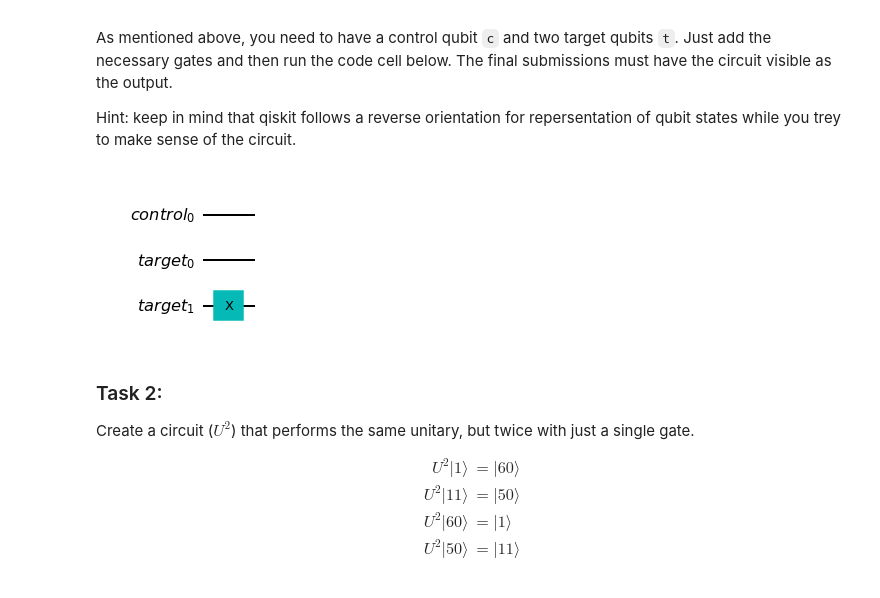
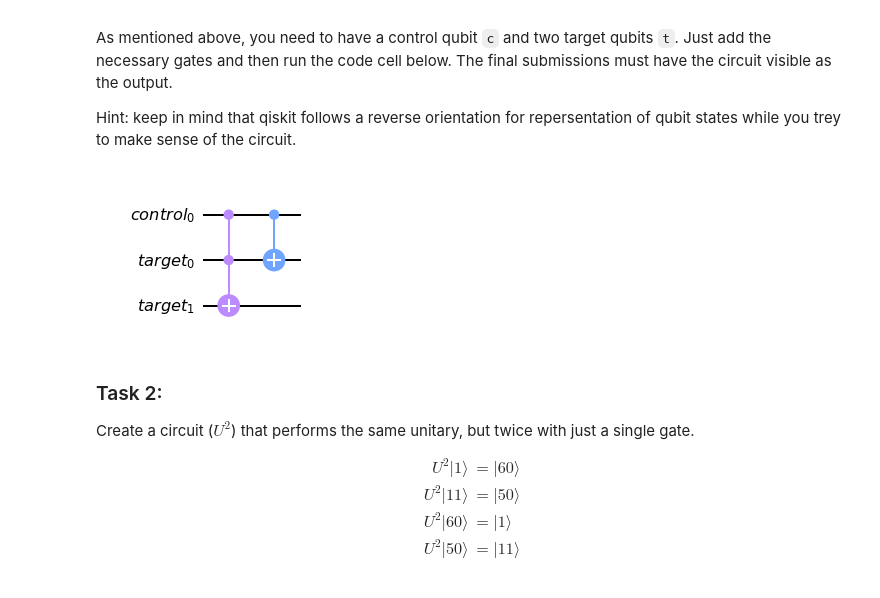
Before and after one commit to subrahmanyam-77/Quantum-Computing-Hackathon, a Jupyter notebook: SectionB_QC_Hackathon.ipynb, the cells around one changed output. Saved outputs shown, nothing was run; the diff lists cells and outputs as text; code cells hidden in the pictures.

```diff
--- a/SectionB_QC_Hackathon.ipynb
+++ b/SectionB_QC_Hackathon.ipynb
@@ -90,19 +90,20 @@ Hint: keep in mind that qiskit follows a reverse orientation for repersentation
 # %%
 from qiskit import QuantumRegister
 from qiskit import QuantumCircuit
 
 c = QuantumRegister(1, 'control')
 t = QuantumRegister(2, 'target')
 
 cu = QuantumCircuit(c, t, name = "controlled 13^x mod 35")
 
 # Participant code entry - START
-cu.x(2)
+cu.ccx(c, t[0], t[1])
+cu.cx(c, t[0])
 # Participant code entry - END
 
 cu.draw('mpl')
 # %% [output]
-[figure, old version]
+[figure, new version]
 # %% [markdown]
 ### Task 2:
 Create a circuit ($U^2$) that performs the same unitary, but twice with just a single gate.
```
Also changed, not shown: parts of 2 cells of this notebook.
